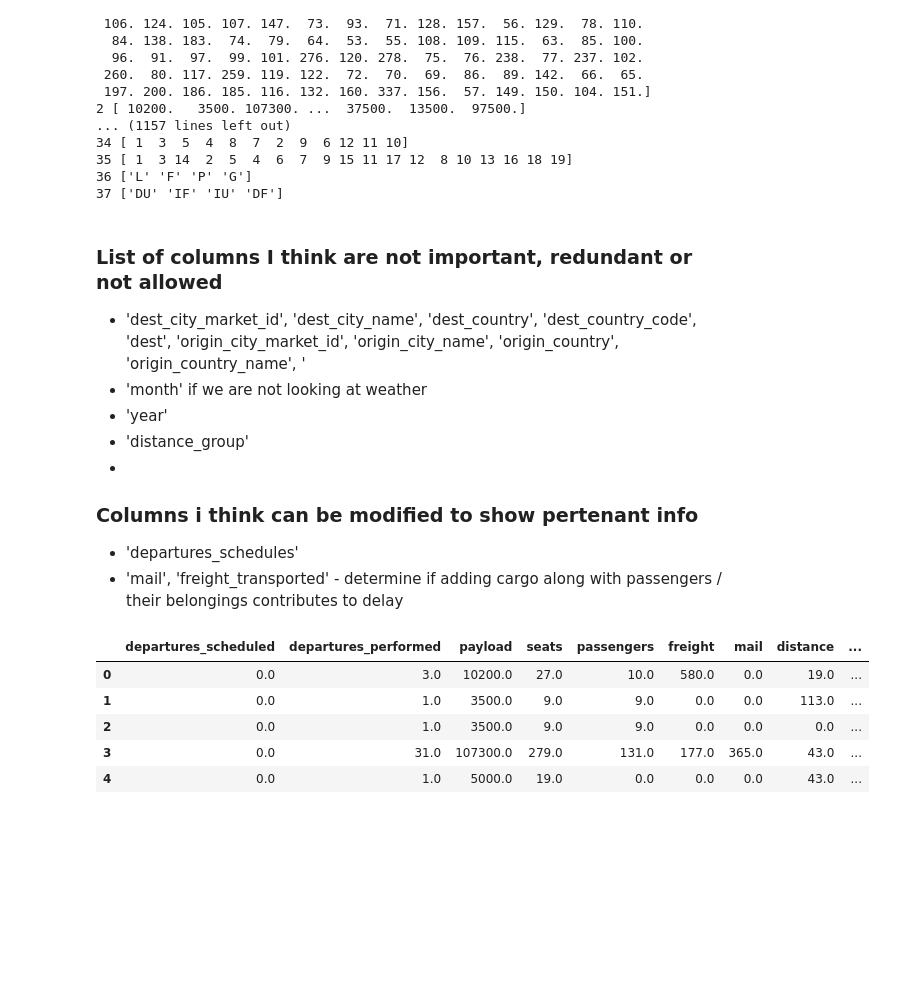
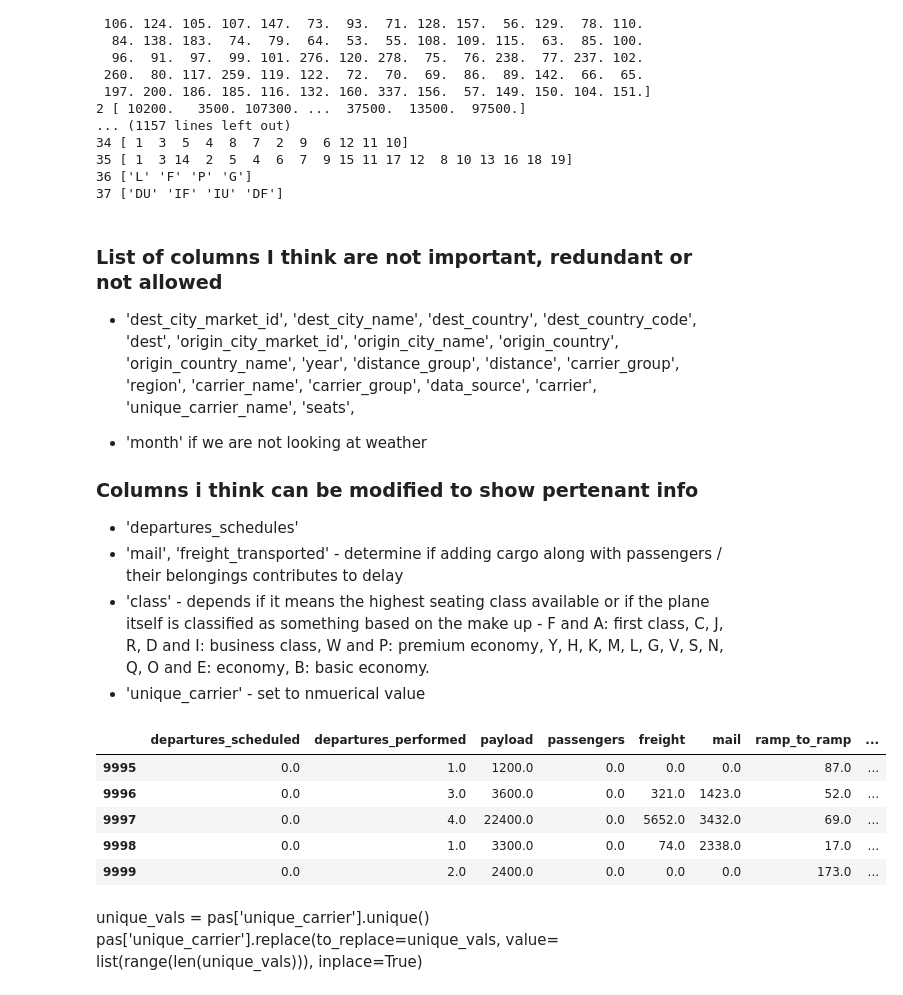
Before and after one commit to Leighson/lighthouse-midterm, a Jupyter notebook: Testing_Ground-George.ipynb, the cells around one changed output. Drawn from its saved outputs; the diff is of its cells as text; code cells hidden in the pictures; blank space fills up the shorter version.

```diff
--- a/Testing_Ground-George.ipynb
+++ b/Testing_Ground-George.ipynb
@@ -353,26 +353,31 @@ unique_values(pas)
 37 ['DU' 'IF' 'IU' 'DF']
 # %% [markdown]
 ### List of columns I think are not important, redundant or not allowed
-- 'dest_city_market_id', 'dest_city_name', 'dest_country', 'dest_country_code', 'dest', 'origin_city_market_id', 'origin_city_name', 'origin_country', 'origin_country_name', '
+- 'dest_city_market_id', 'dest_city_name', 'dest_country', 'dest_country_code', 'dest', 'origin_city_market_id', 'origin_city_name', 'origin_country', 'origin_country_name', 'year', 'distance_group', 'distance', 'carrier_group', 'region', 'carrier_name', 'carrier_group', 'data_source', 'carrier', 'unique_carrier_name', 'seats',
+
 - 'month' if we are not looking at weather
-- 'year'
-- 'distance_group'
--
-
 
 ### Columns i think can be modified to show pertenant info
 - 'departures_schedules'
 - 'mail', 'freight_transported' - determine if adding cargo along with passengers / their belongings contributes to delay
+- 'class' - depends if it means the highest seating class available or if the plane itself is classified as something based on the make up - F and A: first class, C, J, R, D and I: business class, W and P: premium economy, Y, H, K, M, L, G, V, S, N, Q, O and E: economy, B: basic economy.
+- 'unique_carrier' - set to nmuerical value
 # %%
 pas = pas.drop(['dest_city_market_id', 'dest_city_name', 'dest_country', 'dest_country_name', 'dest',
                 'origin_city_market_id', 'origin', 'origin_city_name', 'origin_country', 'origin_country_name',
-                'year', 'month', 'distance_group'], axis = 1)
+                'year', 'month', 'distance_group', 'distance', 'region', 'carrier_name', 'carrier_group',
+                'data_source', 'carrier', 'unique_carrier_name', 'seats'], axis = 1)
 # %%
-pas.head()
+pas.tail()
 # %% [output]
-|  | departures_scheduled | departures_performed | payload | seats | passengers | freight | mail | distance | ... |
-| 0 | 0.0 | 3.0 | 10200.0 | 27.0 | 10.0 | 580.0 | 0.0 | 19.0 | ... |
-| 1 | 0.0 | 1.0 | 3500.0 | 9.0 | 9.0 | 0.0 | 0.0 | 113.0 | ... |
-| 2 | 0.0 | 1.0 | 3500.0 | 9.0 | 9.0 | 0.0 | 0.0 | 0.0 | ... |
-| 3 | 0.0 | 31.0 | 107300.0 | 279.0 | 131.0 | 177.0 | 365.0 | 43.0 | ... |
-| 4 | 0.0 | 1.0 | 5000.0 | 19.0 | 0.0 | 0.0 | 0.0 | 43.0 | ... |
+|  | departures_scheduled | departures_performed | payload | passengers | freight | mail | ramp_to_ramp | ... |
+| 9995 | 0.0 | 1.0 | 1200.0 | 0.0 | 0.0 | 0.0 | 87.0 | ... |
+| 9996 | 0.0 | 3.0 | 3600.0 | 0.0 | 321.0 | 1423.0 | 52.0 | ... |
+| 9997 | 0.0 | 4.0 | 22400.0 | 0.0 | 5652.0 | 3432.0 | 69.0 | ... |
+| 9998 | 0.0 | 1.0 | 3300.0 | 0.0 | 74.0 | 2338.0 | 17.0 | ... |
+| 9999 | 0.0 | 2.0 | 2400.0 | 0.0 | 0.0 | 0.0 | 173.0 | ... |
+# %% [markdown]
+unique_vals = pas['unique_carrier'].unique()
+pas['unique_carrier'].replace(to_replace=unique_vals,
+           value= list(range(len(unique_vals))),
+           inplace=True)
```
Also changed, not shown: parts of 11 cells of this notebook.
